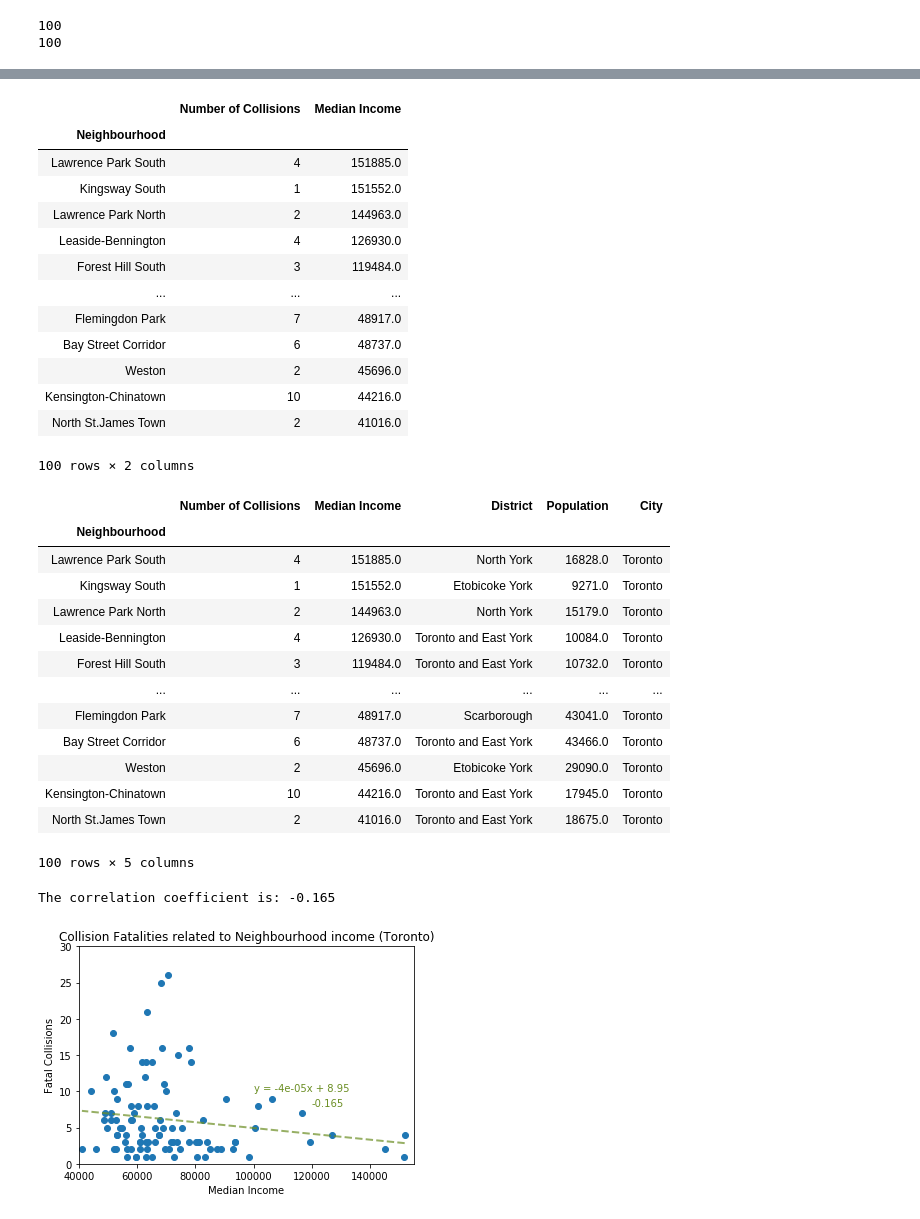
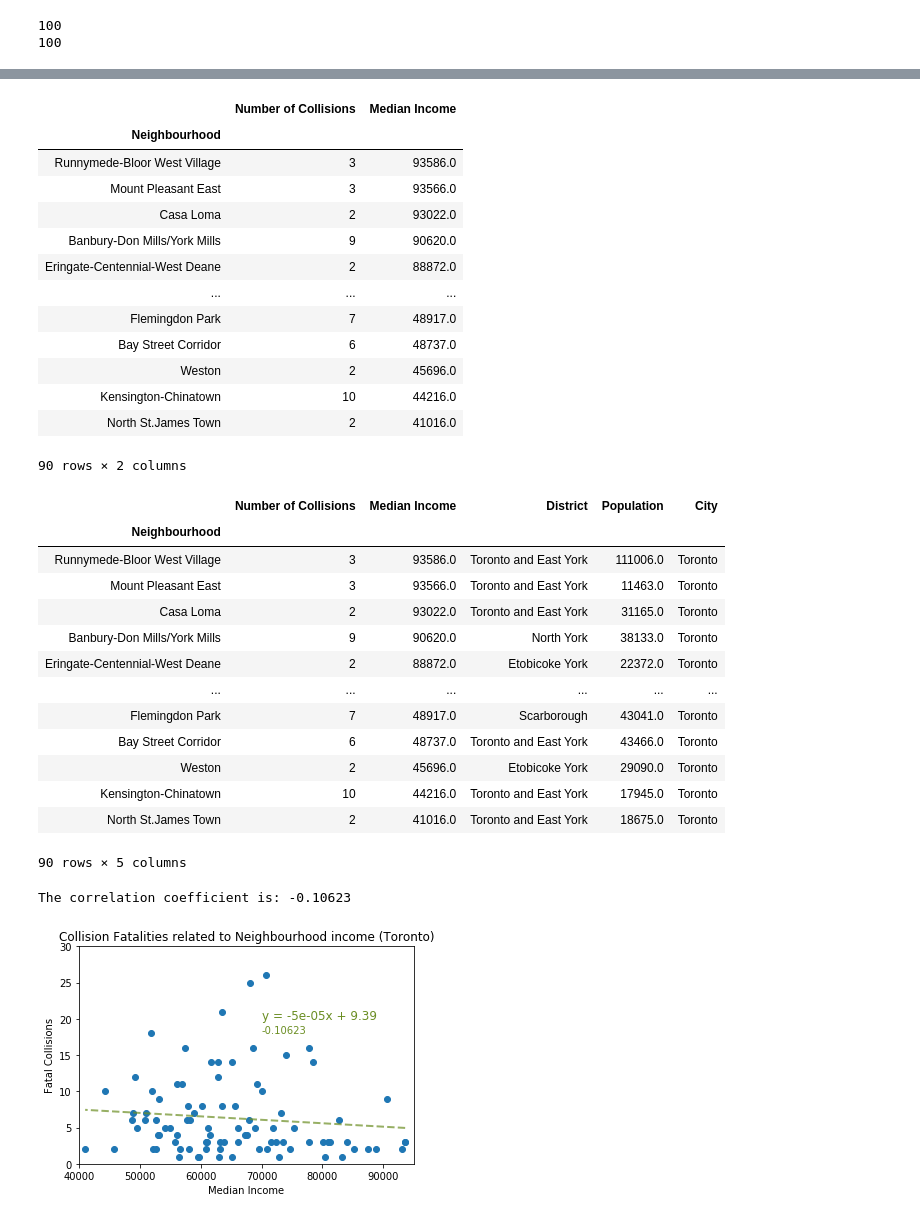
Before and after one commit to nupurgupta5292/SES-vs-Fatal-Road-Collisions, a Jupyter notebook: Toronto/toronto_neighbourhoods.ipynb, the cells around one changed output, grey strips where cells are left out. Saved outputs shown, nothing was run; the diff lists cells and outputs as text; code cells hidden in the pictures.

```diff
--- a/Toronto/toronto_neighbourhoods.ipynb
+++ b/Toronto/toronto_neighbourhoods.ipynb
@@ -69,0 +99,3 @@ print(len(neighbourhoods))
+# %%
+toronto_data=toronto_data[toronto_data["Median Income"] <= 98419]
+toronto_data.head()
@@ -81,18 +123,18 @@ hood_data
 # %% [output]
 |  | Number of Collisions | Median Income |
 | Neighbourhood |  |  |
-| Lawrence Park South | 4 | 151885.0 |
-| Kingsway South | 1 | 151552.0 |
-| Lawrence Park North | 2 | 144963.0 |
-| Leaside-Bennington | 4 | 126930.0 |
-| Forest Hill South | 3 | 119484.0 |
+| Runnymede-Bloor West Village | 3 | 93586.0 |
+| Mount Pleasant East | 3 | 93566.0 |
+| Casa Loma | 2 | 93022.0 |
+| Banbury-Don Mills/York Mills | 9 | 90620.0 |
+| Eringate-Centennial-West Deane | 2 | 88872.0 |
 | ... | ... | ... |
 | Flemingdon Park | 7 | 48917.0 |
 | Bay Street Corridor | 6 | 48737.0 |
 | Weston | 2 | 45696.0 |
 | Kensington-Chinatown | 10 | 44216.0 |
 | North St.James Town | 2 | 41016.0 |
-100 rows × 2 columns
+90 rows × 2 columns
 # %%
 location_first=toronto_data.groupby('Neighbourhood').first()
 location_first=location_first[['Latitude','Longitude','District','Population']]
@@ -106,18 +148,18 @@ toronto_hood_data
 # %% [output]
 |  | Number of Collisions | Median Income | District | Population | City |
 | Neighbourhood |  |  |  |  |  |
-| Lawrence Park South | 4 | 151885.0 | North York | 16828.0 | Toronto |
-| Kingsway South | 1 | 151552.0 | Etobicoke York | 9271.0 | Toronto |
-| Lawrence Park North | 2 | 144963.0 | North York | 15179.0 | Toronto |
-| Leaside-Bennington | 4 | 126930.0 | Toronto and East York | 10084.0 | Toronto |
-| Forest Hill South | 3 | 119484.0 | Toronto and East York | 10732.0 | Toronto |
+| Runnymede-Bloor West Village | 3 | 93586.0 | Toronto and East York | 111006.0 | Toronto |
+| Mount Pleasant East | 3 | 93566.0 | Toronto and East York | 11463.0 | Toronto |
+| Casa Loma | 2 | 93022.0 | Toronto and East York | 31165.0 | Toronto |
+| Banbury-Don Mills/York Mills | 9 | 90620.0 | North York | 38133.0 | Toronto |
+| Eringate-Centennial-West Deane | 2 | 88872.0 | Etobicoke York | 22372.0 | Toronto |
 | ... | ... | ... | ... | ... | ... |
 | Flemingdon Park | 7 | 48917.0 | Scarborough | 43041.0 | Toronto |
 | Bay Street Corridor | 6 | 48737.0 | Toronto and East York | 43466.0 | Toronto |
 | Weston | 2 | 45696.0 | Etobicoke York | 29090.0 | Toronto |
 | Kensington-Chinatown | 10 | 44216.0 | Toronto and East York | 17945.0 | Toronto |
 | North St.James Town | 2 | 41016.0 | Toronto and East York | 18675.0 | Toronto |
-100 rows × 5 columns
+90 rows × 5 columns
 # %%
 # Save Final table
 toronto_hood_data.to_csv('Output/toronto_table.csv')
@@ -127,29 +169,30 @@ x_axis=toronto_hood_data['Median Income']
 y_axis=toronto_hood_data['Number of Collisions']
 population_size=toronto_hood_data['Population']
 # %%
+# plot a scatter plor of collisions in each neighbourhood versus the insome
 plt.scatter(x_axis,y_axis)
 plt.title('Collision Fatalities related to Neighbourhood income (Toronto)')
 plt.xlabel('Median Income')
 plt.ylabel('Fatal Collisions')
-plt.xlim(40000,155000)
+plt.xlim(40000,95000)
 plt.ylim(0,30)
 
 (slope, intercept, rvalue, pvalue, stderr) = sts.linregress(x_axis,y_axis)
 rvalue=round(rvalue,5)
 regress_values = x_axis * slope + intercept
 line_eq = "y = " + str(round(slope,5)) + "x + " + str(round(intercept,2))
 
 best_fit = slope * x_axis + intercept
 plt.plot(x_axis,best_fit,linestyle='--', c='olivedrab', lw=2,alpha=.7)
 print(f"The correlation coefficient is: {rvalue}")
 
-plt.annotate(line_eq,(100000,10), fontsize=10,color='olivedrab')
-plt.annotate(rvalue,(120000,8), fontsize=10,color='olivedrab')
+plt.annotate(line_eq,(70000,20), fontsize=12,color='olivedrab')
+plt.annotate(rvalue,(70000,18), fontsize=10,color='olivedrab')
 
 plt.savefig('Output/collisions_v_income.png')
 # %% [output]
-The correlation coefficient is: -0.165
+The correlation coefficient is: -0.10623
-[figure, old version]
+[figure, new version]
 # %%
 # use google maps to create heat map
 gmaps.configure(api_key=g_key)
```
Also changed, not shown: parts of 6 cells of this notebook, 9 other files.
